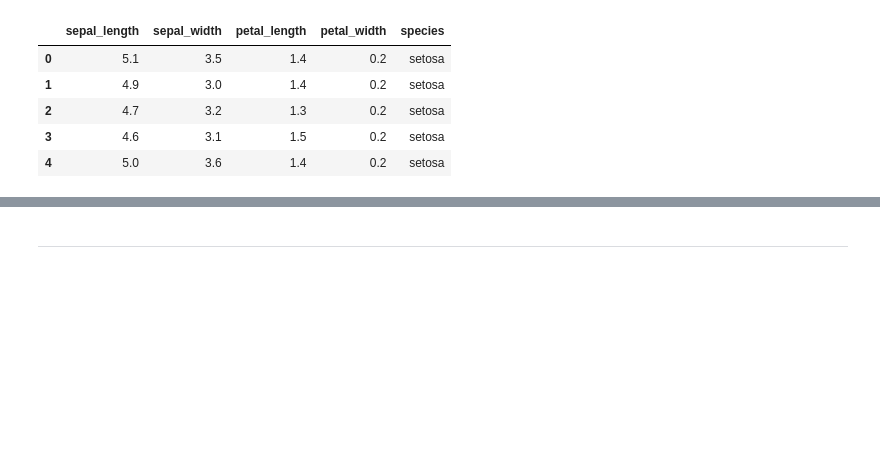
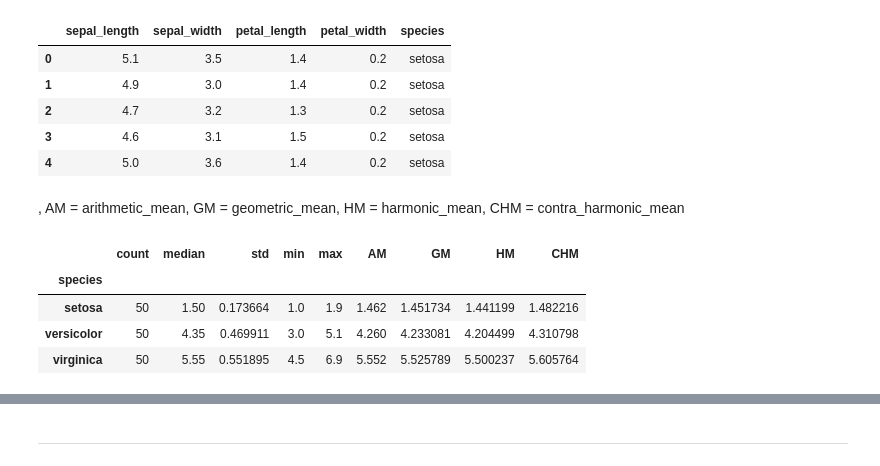
Before and after one commit to Musfique-Ahmed/DataViz-Lab, a Jupyter notebook: Class 2/DataViz_Lab02.ipynb, the cells around one changed output, grey strips where cells are left out. Drawn from its saved outputs; the diff is of its cells as text; code cells hidden in the pictures; blank space fills up the shorter version.

```diff
--- a/Class 2/DataViz_Lab02.ipynb
+++ b/Class 2/DataViz_Lab02.ipynb
@@ -227,3 +227,17 @@ iris.head()
 | 2 | 4.7 | 3.2 | 1.3 | 0.2 | setosa |
 | 3 | 4.6 | 3.1 | 1.5 | 0.2 | setosa |
 | 4 | 5.0 | 3.6 | 1.4 | 0.2 | setosa |
+# %% [markdown]
+, AM = arithmetic_mean, GM = geometric_mean, HM = harmonic_mean, CHM = contra_harmonic_mean
+# %%
+sammary = iris.groupby("species")['petal_length'].agg(['count','median', 'std', 'min', 'max',('AM', arithmetic_mean),
+    ('GM', geometric_mean),
+    ('HM', harmonic_mean),
+    ('CHM', contra_harmonic_mean)])
+sammary
+# %% [output]
+|  | count | median | std | min | max | AM | GM | HM | CHM |
+| species |  |  |  |  |  |  |  |  |  |
+| setosa | 50 | 1.50 | 0.173664 | 1.0 | 1.9 | 1.462 | 1.451734 | 1.441199 | 1.482216 |
+| versicolor | 50 | 4.35 | 0.469911 | 3.0 | 5.1 | 4.260 | 4.233081 | 4.204499 | 4.310798 |
+| virginica | 50 | 5.55 | 0.551895 | 4.5 | 6.9 | 5.552 | 5.525789 | 5.500237 | 5.605764 |
```
Also changed, not shown: parts of 3 cells of this notebook, 1 other file.
